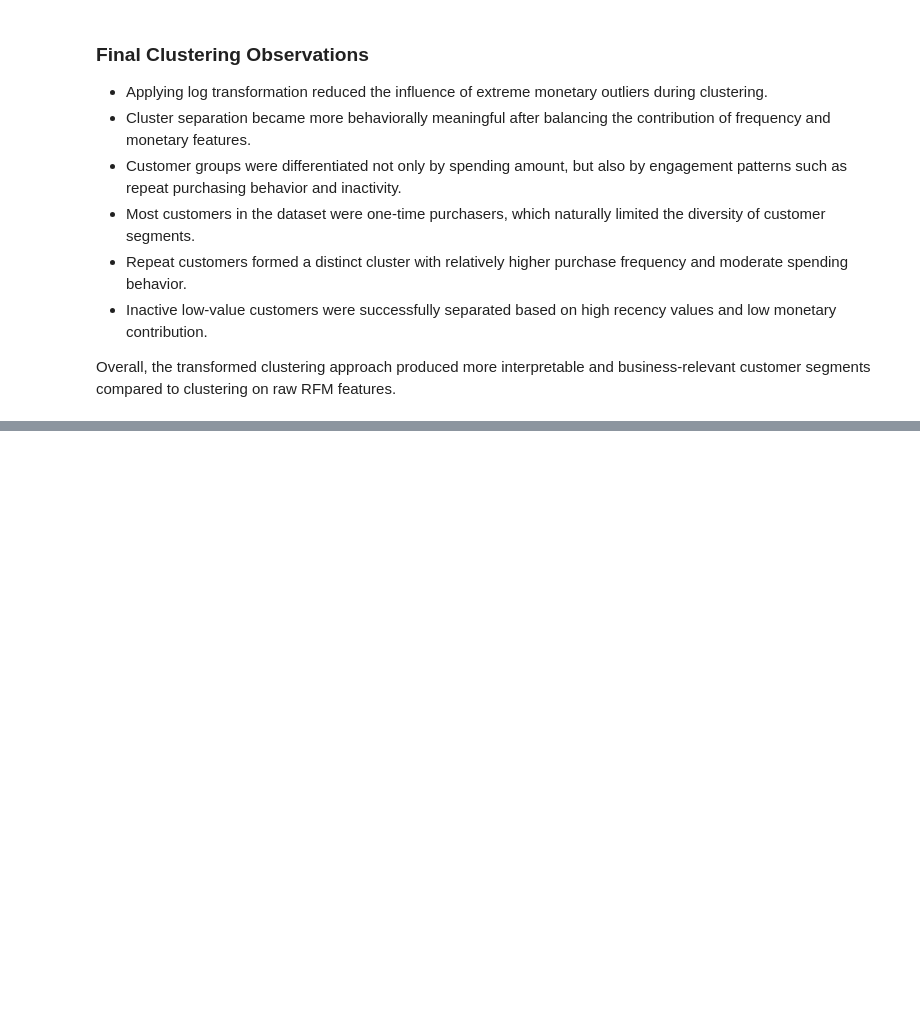
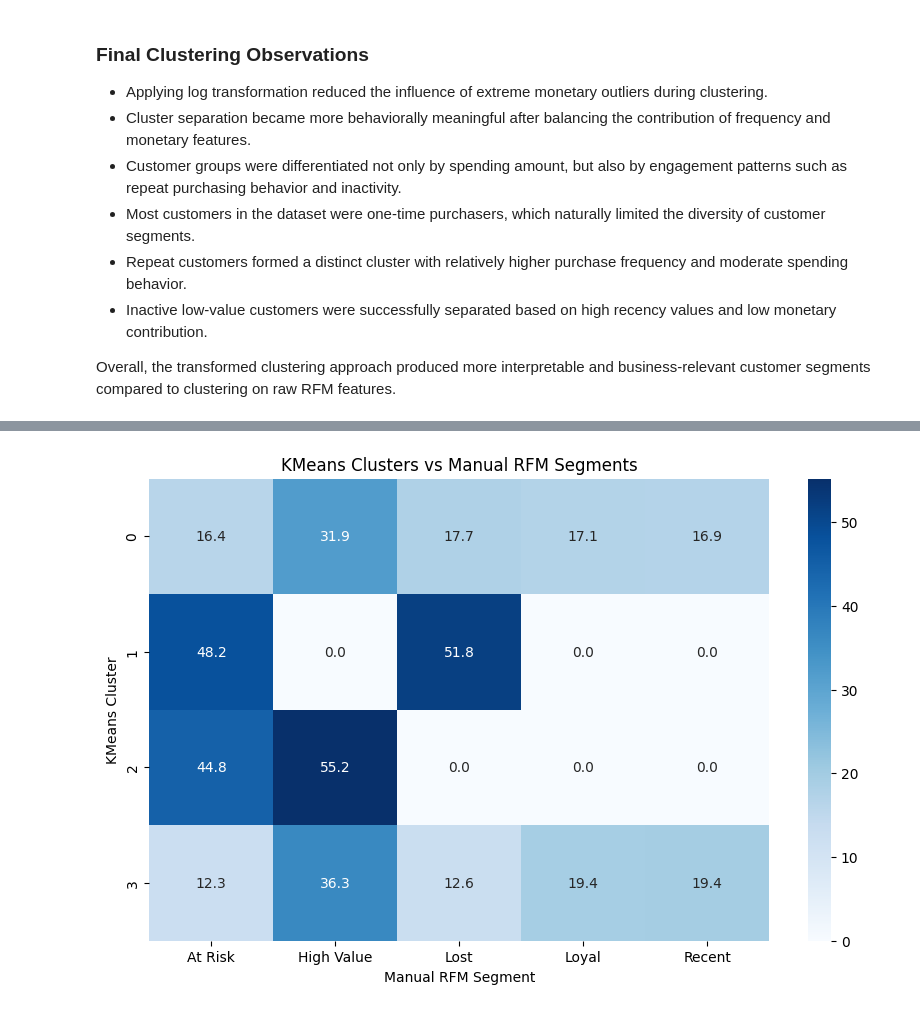
Before and after one commit to NoOne1007/ecommerce-customer-segmentation, a Jupyter notebook: notebooks/03_clustering.ipynb, the cells around one changed output, grey strips where cells are left out. Saved outputs shown, nothing was run; the diff lists cells and outputs as text; code cells hidden in the pictures; blank space fills up the shorter version.

```diff
--- a/notebooks/03_clustering.ipynb
+++ b/notebooks/03_clustering.ipynb
@@ -225,0 +255,8 @@ Overall, the transformed clustering approach produced more interpretable and bus
+# %%
+cluster_segment_pct = pd.crosstab(
+    rfm_log["cluster"],
+    rfm_log["segment"],
+    normalize="index"
+) * 100
+
+cluster_segment_pct.round(2)
@@ -225,0 +276,17 @@ Overall, the transformed clustering approach produced more interpretable and bus
+# %%
+plt.figure(figsize=(10, 6))
+
+sns.heatmap(
+    cluster_segment_pct,
+    annot=True,
+    fmt=".1f",
+    cmap="Blues"
+)
+
+plt.title("KMeans Clusters vs Manual RFM Segments")
+plt.xlabel("Manual RFM Segment")
+plt.ylabel("KMeans Cluster")
+
+plt.show()
+# %% [output]
+[figure, added]
```
Also changed, not shown: parts of 6 cells of this notebook, 2 other files.
